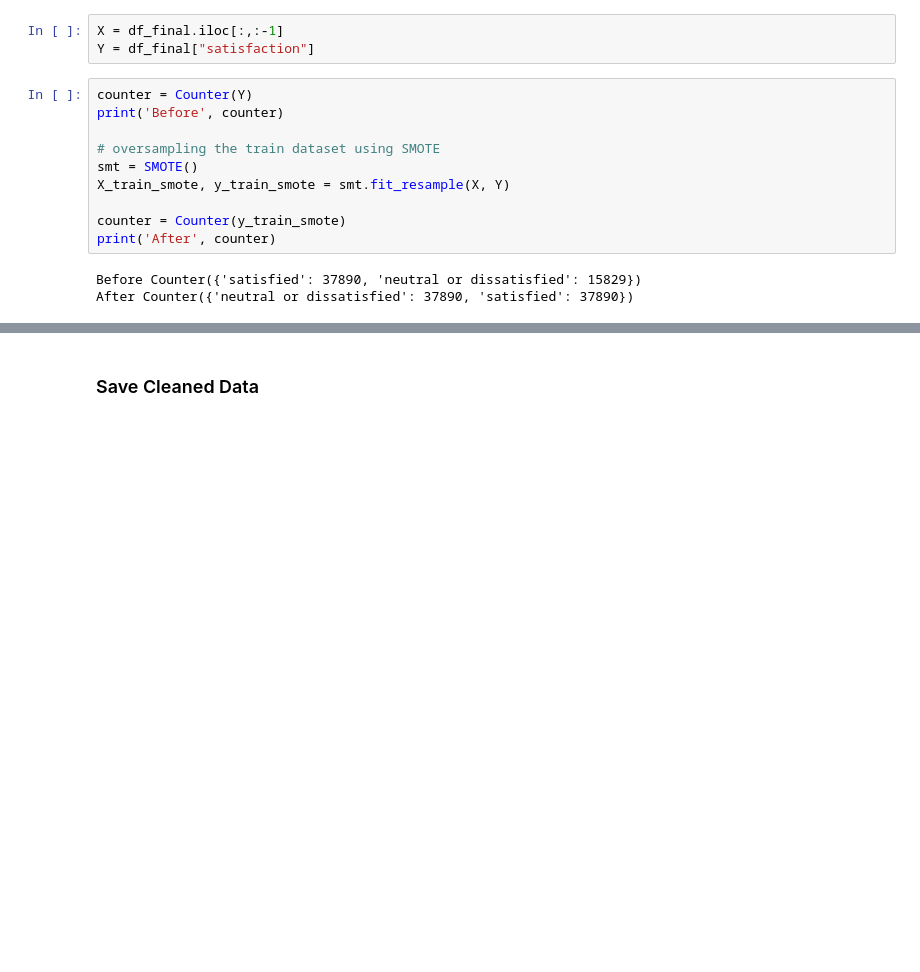
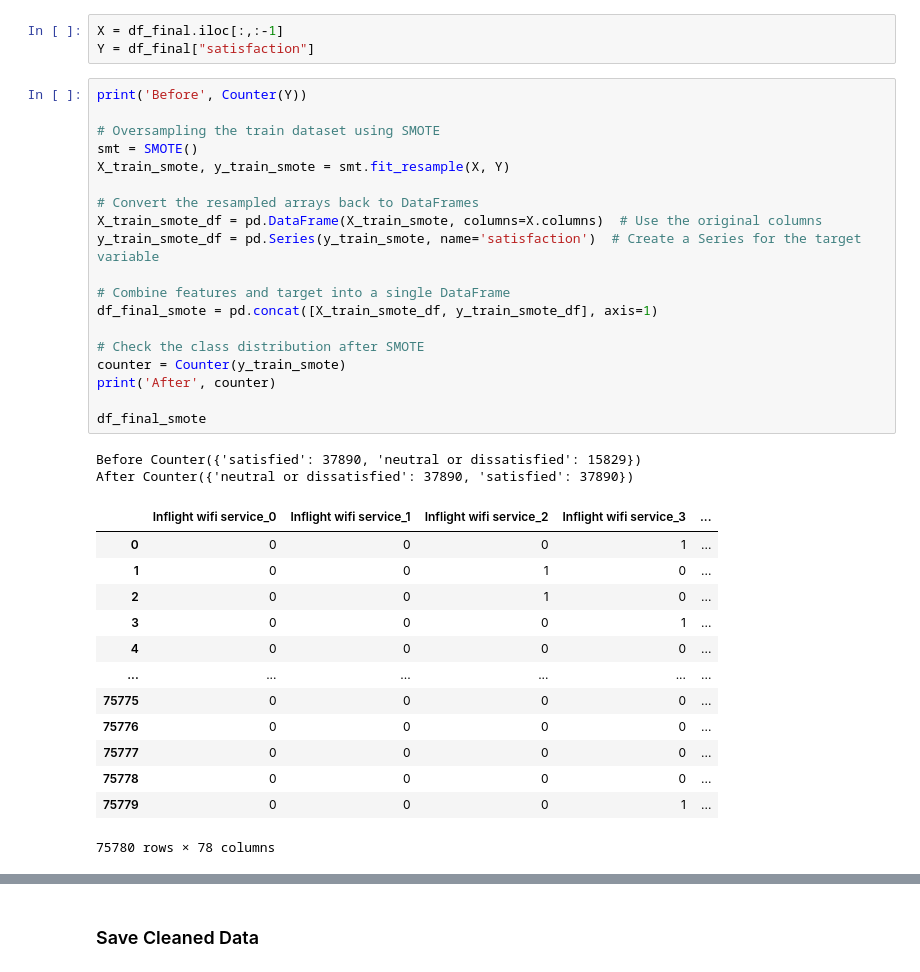
Before and after one commit to MLol-3/AeroPulse, a Jupyter notebook: final-analysis/DataCleansing/bussiness.ipynb, the cells around one changed output, grey strips where cells are left out. Drawn from its saved outputs; the diff is of its cells as text; blank space fills up the shorter version.

```diff
--- a/final-analysis/DataCleansing/bussiness.ipynb
+++ b/final-analysis/DataCleansing/bussiness.ipynb
@@ -241,17 +241,39 @@ Text(0.5, 1.0, 'Quantity of each target')
 # %%
 X = df_final.iloc[:,:-1]
 Y = df_final["satisfaction"]
-# %%
-counter = Counter(Y)
-print('Before', counter)
-
-# oversampling the train dataset using SMOTE
-smt = SMOTE()
-X_train_smote, y_train_smote = smt.fit_resample(X, Y)
-
-counter = Counter(y_train_smote)
-print('After', counter)
-# %% [output]
-Before Counter({'satisfied': 37890, 'neutral or dissatisfied': 15829})
-After Counter({'neutral or dissatisfied': 37890, 'satisfied': 37890})
+# %%
+print('Before', Counter(Y))
+
+# Oversampling the train dataset using SMOTE
+smt = SMOTE()
+X_train_smote, y_train_smote = smt.fit_resample(X, Y)
+
+# Convert the resampled arrays back to DataFrames
+X_train_smote_df = pd.DataFrame(X_train_smote, columns=X.columns)  # Use the original columns
+y_train_smote_df = pd.Series(y_train_smote, name='satisfaction')  # Create a Series for the target variable
+
+# Combine features and target into a single DataFrame
+df_final_smote = pd.concat([X_train_smote_df, y_train_smote_df], axis=1)
+
+# Check the class distribution after SMOTE
+counter = Counter(y_train_smote)
+print('After', counter)
+
+df_final_smote
+# %% [output]
+Before Counter({'satisfied': 37890, 'neutral or dissatisfied': 15829})
+After Counter({'neutral or dissatisfied': 37890, 'satisfied': 37890})
+|  | Inflight wifi service_0 | Inflight wifi service_1 | Inflight wifi service_2 | Inflight wifi service_3 | ... |
+| 0 | 0 | 0 | 0 | 1 | ... |
+| 1 | 0 | 0 | 1 | 0 | ... |
+| 2 | 0 | 0 | 1 | 0 | ... |
+| 3 | 0 | 0 | 0 | 1 | ... |
+| 4 | 0 | 0 | 0 | 0 | ... |
+| ... | ... | ... | ... | ... | ... |
+| 75775 | 0 | 0 | 0 | 0 | ... |
+| 75776 | 0 | 0 | 0 | 0 | ... |
+| 75777 | 0 | 0 | 0 | 0 | ... |
+| 75778 | 0 | 0 | 0 | 0 | ... |
+| 75779 | 0 | 0 | 0 | 1 | ... |
+75780 rows × 78 columns
 # %%
```
Also changed, not shown: parts of 2 cells of this notebook, 5 other files.
